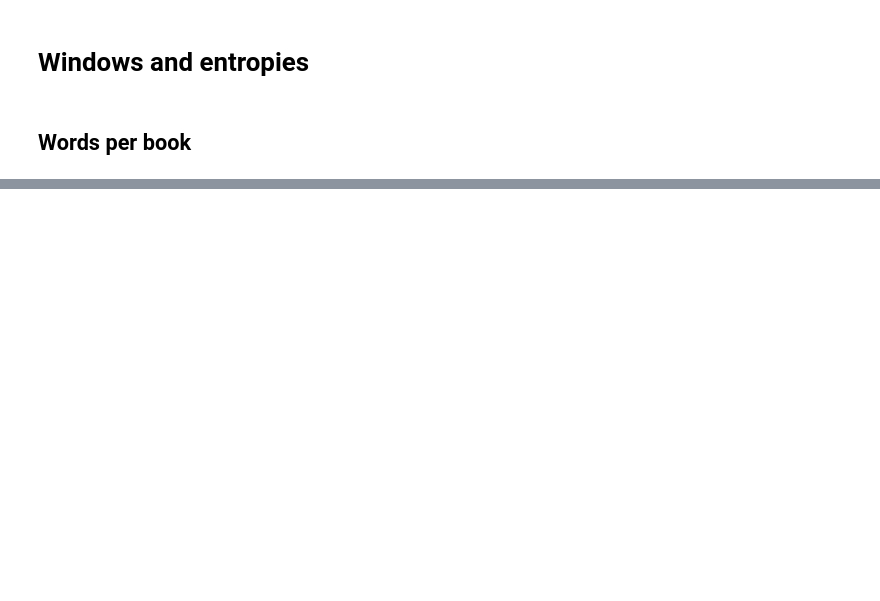
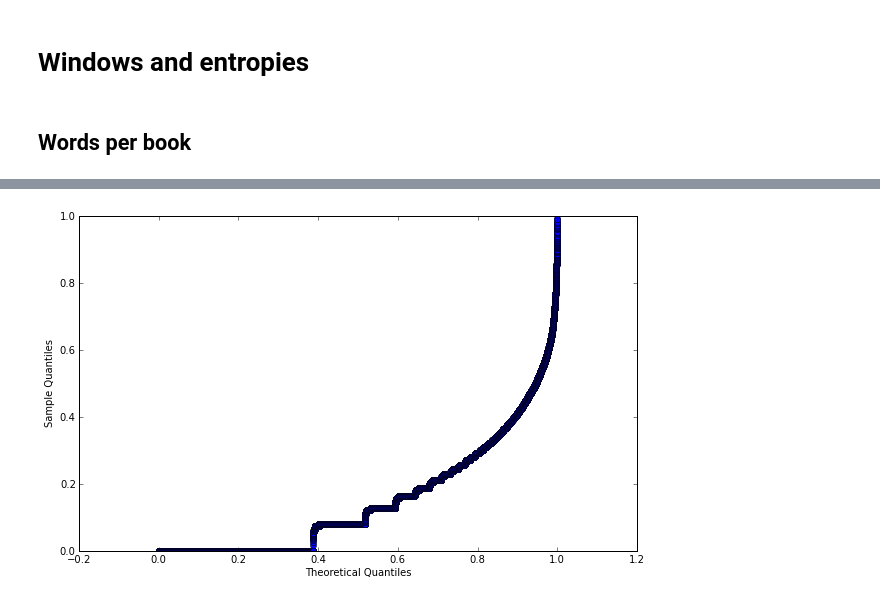
Before and after one commit to alepulver/tp-final-incc, a Jupyter notebook: Windows and entropies.ipynb, the cells around one changed output, grey strips where cells are left out. Cells and saved outputs as stored; diff of their text form; code cells hidden in the pictures; blank space fills up the shorter version.

```diff
--- a/Windows and entropies.ipynb
+++ b/Windows and entropies.ipynb
@@ -46,0 +39,4 @@ pandas.stats.moments.rolling_count(test4, 500).plot()
+# %%
+_ = gp.qqplot(entrDf.Value, scipy.stats.distributions.uniform())
+# %% [output]
+[figure, added]
```
Also changed, not shown: parts of 25 cells of this notebook, 6 other files.
